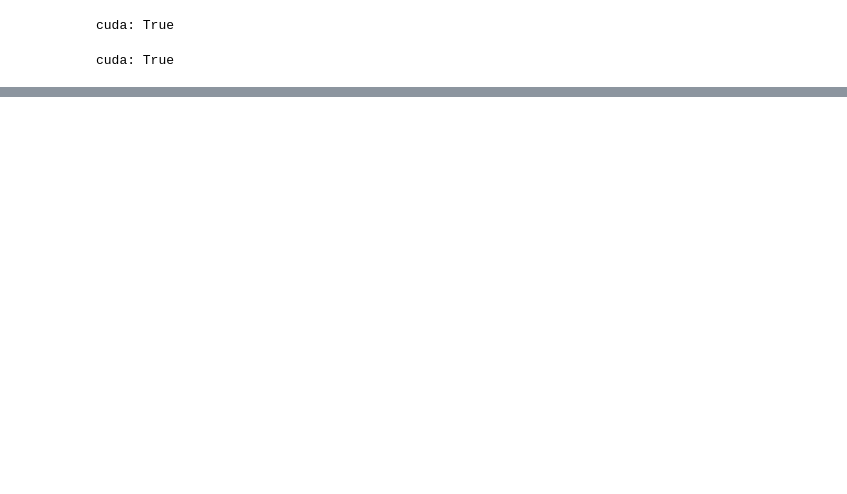
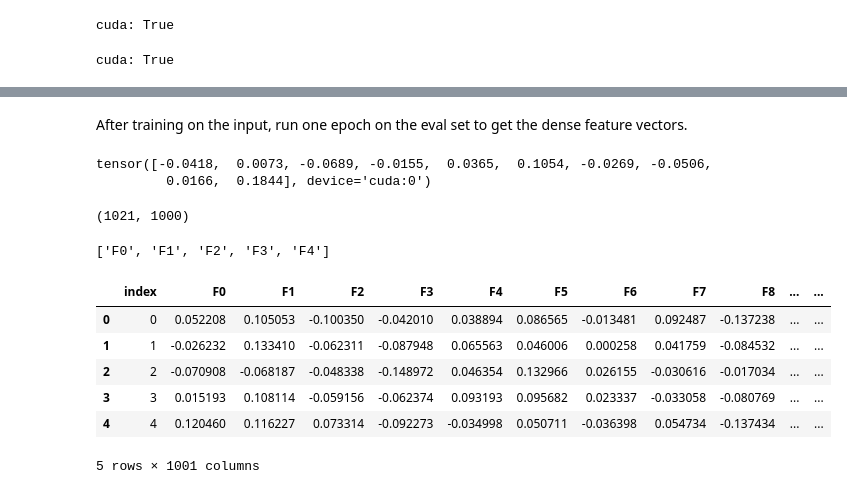
Before and after one commit to ajs-p/patient_representation, a Jupyter notebook: code/colab/mlp.ipynb, the cells around one changed output, grey strips where cells are left out. Cells and saved outputs as stored; diff of their text form; code cells hidden in the pictures; blank space fills up the shorter version.

```diff
--- a/code/colab/mlp.ipynb
+++ b/code/colab/mlp.ipynb
@@ -154,3 +204,10 @@ criterion.to(device)
 save_file = 'model.pth'
 # %% [output]
 cuda: True
+# %%
+activation = {}
+def get_activation(name):
+    def hook(model, input, output):
+        activation[name] = output.detach()
+    return hook
+model.fc1.register_forward_hook(get_activation('fc1'))
@@ -293,0 +366,31 @@ for epoch in range(NUM_EPOCHS):
+# %% [markdown]
+After training on the input, run one epoch on the eval set to get the dense feature vectors.
+# %%
+print(activation['fc1'][0][0:10])
+# %% [output]
+tensor([-0.0418,  0.0073, -0.0689, -0.0155,  0.0365,  0.1054, -0.0269, -0.0506,
+         0.0166,  0.1844], device='cuda:0')
+# %%
+dense_feature_arr = activation['fc1'].cpu().numpy()
+dense_feature_arr.shape
+# %% [output]
+(1021, 1000)
+# %%
+feature_cols = []
+for i in range(dense_feature_arr.shape[1]):
+  feature_cols.append(f'F{i}')
+
+feature_cols[:5]
+# %% [output]
+['F0', 'F1', 'F2', 'F3', 'F4']
+# %%
+dense_feature_df = pd.DataFrame(dense_feature_arr, columns = feature_cols).reset_index()
+dense_feature_df.head()
+# %% [output]
+|  | index | F0 | F1 | F2 | F3 | F4 | F5 | F6 | F7 | F8 | ... | ... |
+| 0 | 0 | 0.052208 | 0.105053 | -0.100350 | -0.042010 | 0.038894 | 0.086565 | -0.013481 | 0.092487 | -0.137238 | ... | ... |
+| 1 | 1 | -0.026232 | 0.133410 | -0.062311 | -0.087948 | 0.065563 | 0.046006 | 0.000258 | 0.041759 | -0.084532 | ... | ... |
+| 2 | 2 | -0.070908 | -0.068187 | -0.048338 | -0.148972 | 0.046354 | 0.132966 | 0.026155 | -0.030616 | -0.017034 | ... | ... |
+| 3 | 3 | 0.015193 | 0.108114 | -0.059156 | -0.062374 | 0.093193 | 0.095682 | 0.023337 | -0.033058 | -0.080769 | ... | ... |
+| 4 | 4 | 0.120460 | 0.116227 | 0.073314 | -0.092273 | -0.034998 | 0.050711 | -0.036398 | 0.054734 | -0.137434 | ... | ... |
+5 rows × 1001 columns
```
Also changed, not shown: parts of 23 cells of this notebook.
